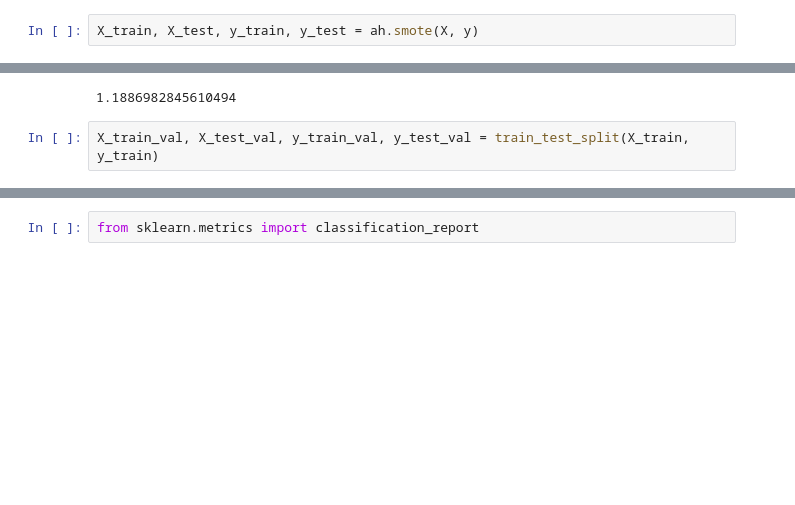
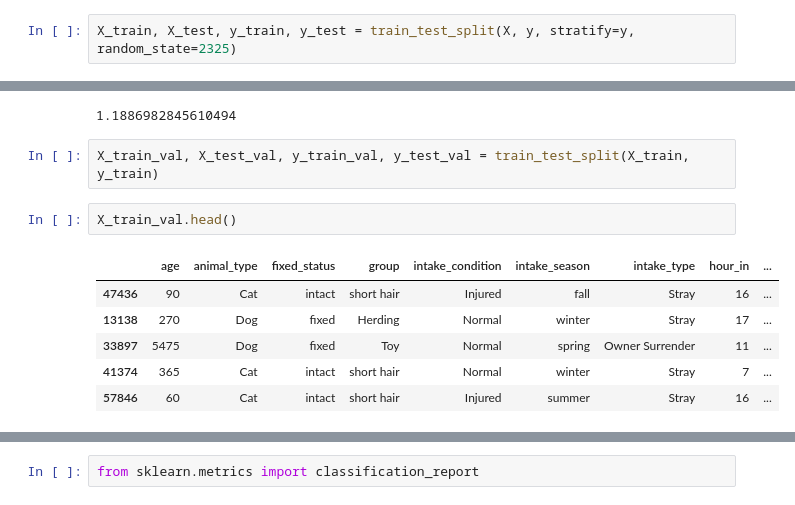
Before and after one commit to luketibbott/kojak, a Jupyter notebook: Catboost.ipynb, the cells around one changed output, grey strips where cells are left out. Saved outputs shown, nothing was run; the diff lists cells and outputs as text; blank space fills up the shorter version.

```diff
--- a/Catboost.ipynb
+++ b/Catboost.ipynb
@@ -294,4 +294,4 @@ pickle.dump(y, open('response.pkl', 'wb'))
 # %%
 y = le.fit_transform(y)
 # %%
-X_train, X_test, y_train, y_test = ah.smote(X, y)
+X_train, X_test, y_train, y_test = train_test_split(X, y, stratify=y, random_state=2325)
@@ -309,6 +307,15 @@ df['outcome_type'].value_counts()[0] / df['outcome_type'].value_counts()[1]
 1.1886982845610494
 # %%
 X_train_val, X_test_val, y_train_val, y_test_val = train_test_split(X_train, y_train)
+# %%
+X_train_val.head()
+# %% [output]
+|  | age | animal_type | fixed_status | group | intake_condition | intake_season | intake_type | hour_in | ... |
+| 47436 | 90 | Cat | intact | short hair | Injured | fall | Stray | 16 | ... |
+| 13138 | 270 | Dog | fixed | Herding | Normal | winter | Stray | 17 | ... |
+| 33897 | 5475 | Dog | fixed | Toy | Normal | spring | Owner Surrender | 11 | ... |
+| 41374 | 365 | Cat | intact | short hair | Normal | winter | Stray | 7 | ... |
+| 57846 | 60 | Cat | intact | short hair | Injured | summer | Stray | 16 | ... |
 # %%
 cat_boost_reduce = CatBoostClassifier(cat_features = [1, 2, 3, 4, 5, 6], depth=8, learning_rate = .023,
                                     n_estimators=800, one_hot_max_size=24, od_type = 'IncToDec',
```
Also changed, not shown: parts of 18 cells of this notebook, 2 other files.
